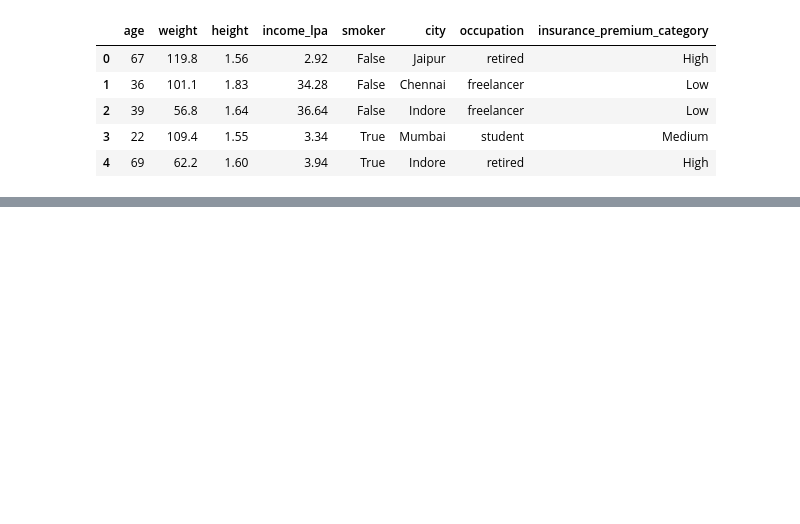
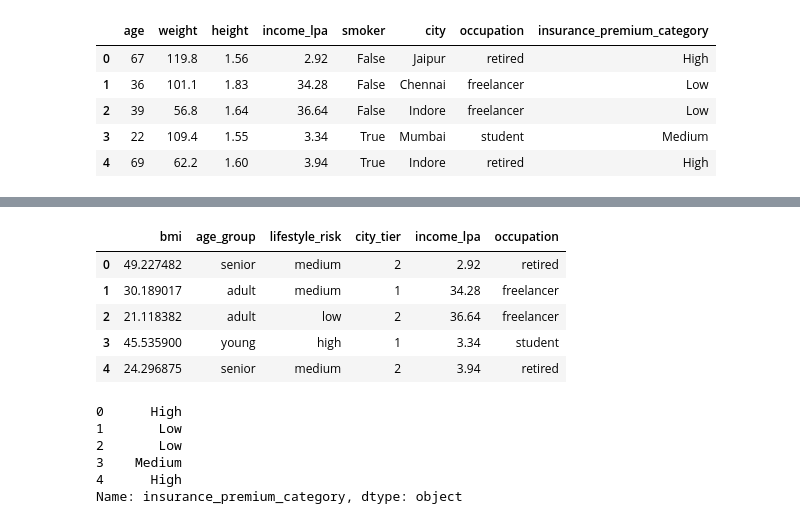
Before and after one commit to Dhruv-saxena-25/FastAPI, a Jupyter notebook: ML/ml_model.ipynb, the cells around one changed output, grey strips where cells are left out. Saved outputs shown, nothing was run; the diff lists cells and outputs as text; code cells hidden in the pictures; blank space fills up the shorter version.

```diff
--- a/ML/ml_model.ipynb
+++ b/ML/ml_model.ipynb
@@ -20,0 +92,18 @@ df.head()
+# %%
+X.head()
+# %% [output]
+|  | bmi | age_group | lifestyle_risk | city_tier | income_lpa | occupation |
+| 0 | 49.227482 | senior | medium | 2 | 2.92 | retired |
+| 1 | 30.189017 | adult | medium | 1 | 34.28 | freelancer |
+| 2 | 21.118382 | adult | low | 2 | 36.64 | freelancer |
+| 3 | 45.535900 | young | high | 1 | 3.34 | student |
+| 4 | 24.296875 | senior | medium | 2 | 3.94 | retired |
+# %%
+y.head()
+# %% [output]
+0      High
+1       Low
+2       Low
+3    Medium
+4      High
+Name: insurance_premium_category, dtype: object
```
Also changed, not shown: parts of 19 cells of this notebook, 3 other files.
